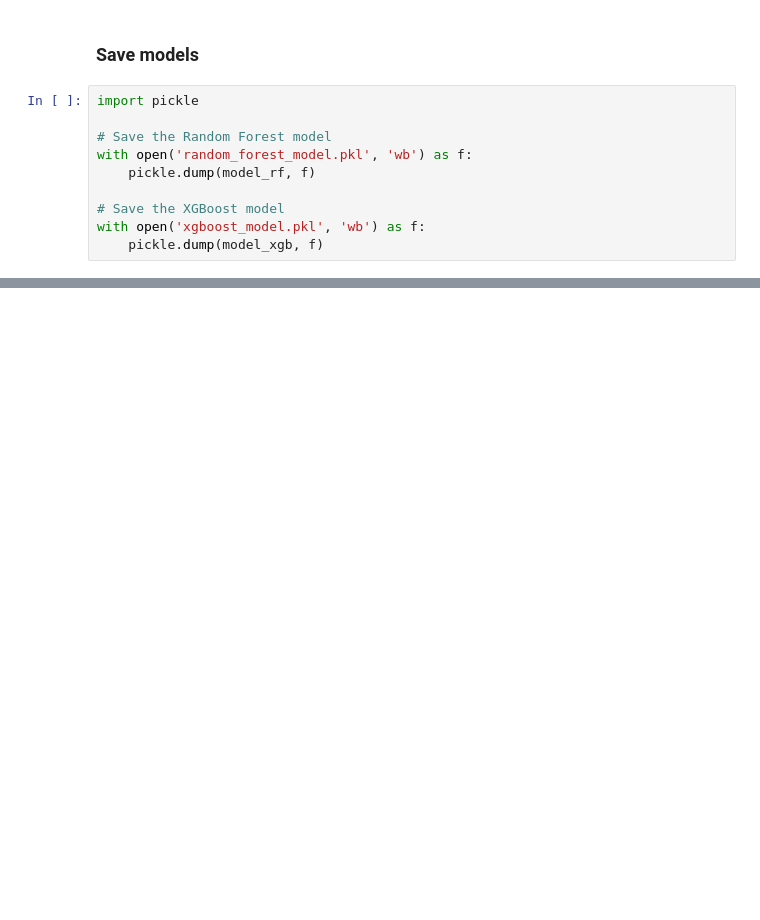
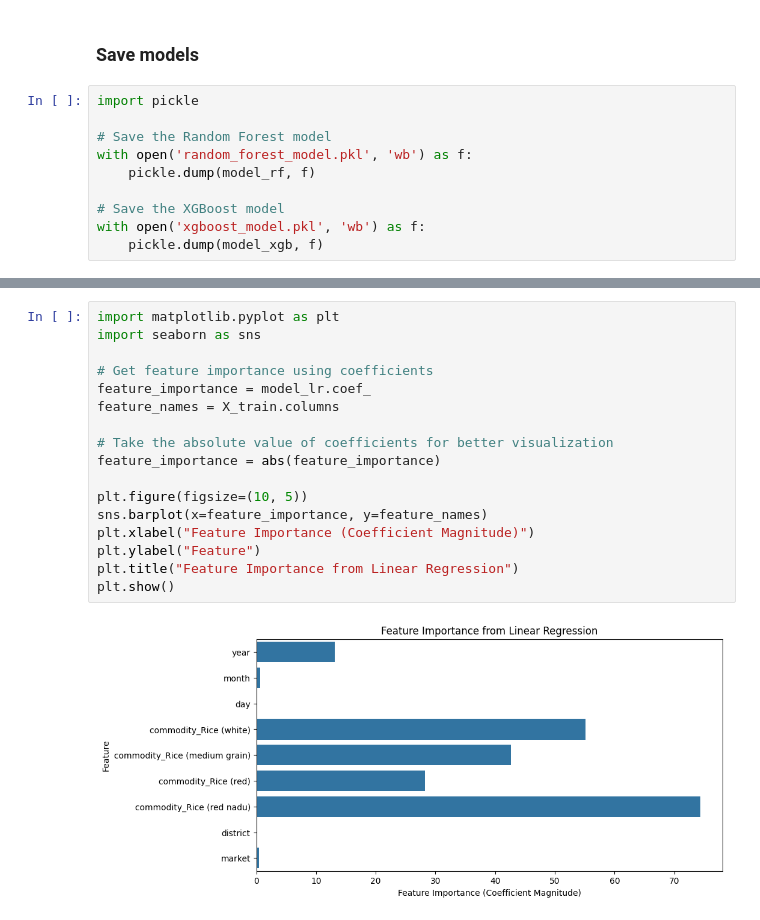
Before and after one commit to HChandeepa/Sri_Lanka_Food_Prices_Analysis, a Jupyter notebook: Sri_Lanka_Food_Prices_CW.ipynb, the cells around one changed output, grey strips where cells are left out. Drawn from its saved outputs; the diff is of its cells as text; blank space fills up the shorter version.

```diff
--- a/Sri_Lanka_Food_Prices_CW.ipynb
+++ b/Sri_Lanka_Food_Prices_CW.ipynb
@@ -836,0 +867,19 @@ Predicted Price: 220.06
+# %%
+import matplotlib.pyplot as plt
+import seaborn as sns
+
+# Get feature importance using coefficients
+feature_importance = model_lr.coef_
+feature_names = X_train.columns
+
+# Take the absolute value of coefficients for better visualization
+feature_importance = abs(feature_importance)
+
+plt.figure(figsize=(10, 5))
+sns.barplot(x=feature_importance, y=feature_names)
+plt.xlabel("Feature Importance (Coefficient Magnitude)")
+plt.ylabel("Feature")
+plt.title("Feature Importance from Linear Regression")
+plt.show()
+# %% [output]
+[figure, added]
```
Also changed, not shown: parts of 27 cells of this notebook.
